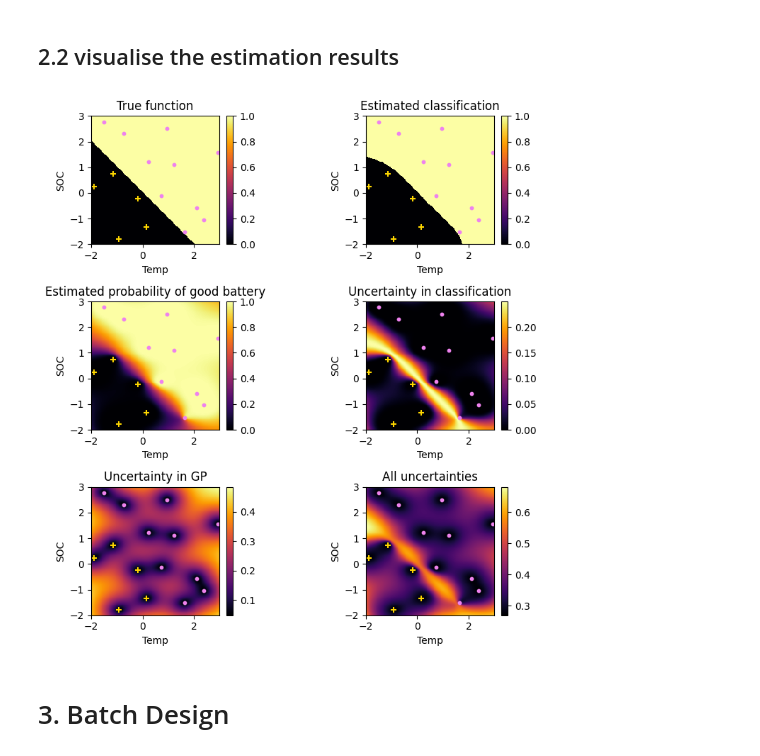
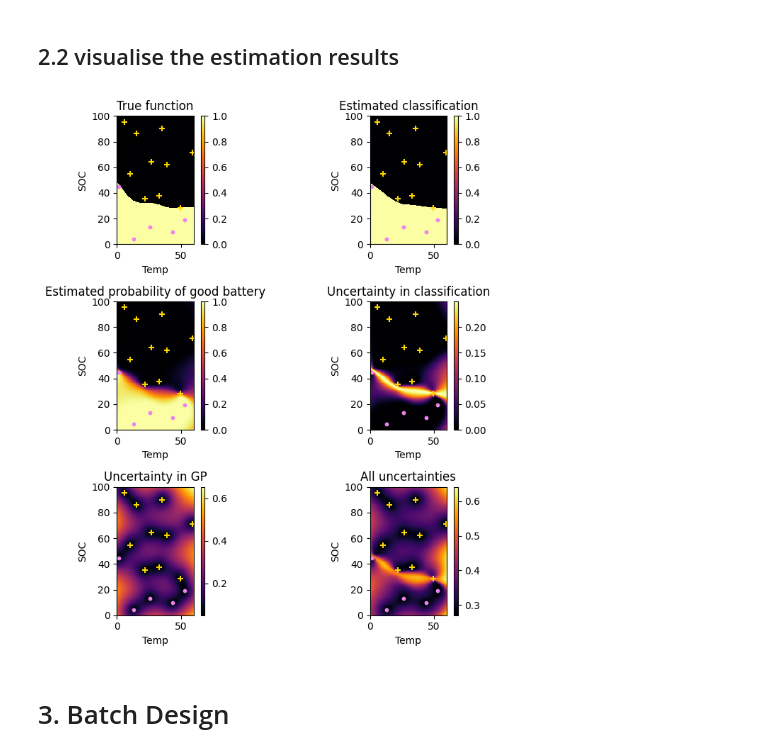
Before and after one commit to ma921/Battery-Experimental-Design, a Jupyter notebook: Tutorial 2. Batch Experimental Design.ipynb, the cells around one changed output. Drawn from its saved outputs; the diff is of its cells as text; code cells hidden in the pictures.

Commit message:
Tutorial 2 and 3 standarized and new model

```diff
--- a/Tutorial 2. Batch Experimental Design.ipynb
+++ b/Tutorial 2. Batch Experimental Design.ipynb
@@ -13,13 +13,12 @@ warnings.filterwarnings('ignore')
 ## 1.1 define the domain, bounds
 # %%
 import torch
+from sklearn.preprocessing import StandardScaler  # Import StandardScaler
 
 # set bounds
-# Assume our bounds are standardised for statistical model.
-# e.g. originally SOC [0, 100] but convert to [-2, 3], for better fitting.
 bounds = torch.tensor([
-    [-2, -2], # lower bound
-    [3, 3], # upper bound
+    [0, 0], # lower bound
+    [100, 60], # upper bound
 ]).double()
 
 # set label names
@@ -92,8 +109,17 @@ def setting_GP_model(X, Y):
     return model
 
 def prediction(model, X):
-    posterior = model.posterior(X)
-    prob = torch.distributions.Normal(0,1).cdf(posterior.mean.squeeze() / posterior.stddev)
+    X_standardized = torch.tensor(X_scaler.transform(X), dtype=torch.double)
+    posterior = model.posterior(X_standardized)
+    mean = posterior.mean.squeeze()
+    std = posterior.variance.sqrt().squeeze()
+
+    # Compute the standardized threshold
+    threshold = torch.tensor((0 - Y_scaler.mean_) / Y_scaler.scale_, dtype=torch.double)
+
+    #prob = torch.distributions.Normal(0,1).cdf(posterior.mean.squeeze() / posterior.stddev)
+    prob = 1 - torch.distributions.Normal(mean, std).cdf(threshold)
+
     var = prob * (1 - prob) # Bernoulli likelihood
     return prob, var, posterior.stddev
 # %% [markdown]
@@ -104,18 +130,27 @@ n_initial = 15
 torch.random.manual_seed(seed)
 
 X = prior.sample(n_initial)
-Y = synthetic_lifetime(X) - threshold_lifetime
-model = setting_GP_model(X, Y)
+Y = lifetime_function(X) - threshold_lifetime
+
+X_scaler = StandardScaler()
+Y_scaler = StandardScaler()
+
+X_standardized = torch.tensor(X_scaler.fit_transform(X), dtype=torch.double)
+Y_normalized = torch.tensor(Y_scaler.fit_transform(Y), dtype=torch.double)
+
+model = setting_GP_model(X_standardized, Y_normalized)
 # %% [markdown]
 ## 2.2 visualise the estimation results
 # %%
-def visualize_model(X, Y, model):
-    fig, axes = plt.subplots(3,2, tight_layout=True, figsize=(8,8))
+def visualize_model(X, Y, model, X_new=None):
+    n_rows = 3
+    n_cols = 2
+    fig, axes = plt.subplots(n_rows,n_cols, tight_layout=True, figsize=(8,8))
 
     Xgrid = get_plotting_domain()
-    Ygrid = synthetic_lifetime(Xgrid)
+    Ygrid = lifetime_function(Xgrid) - threshold_lifetime
 
-    plot_function(Ygrid > 2, axes[0,0])
+    plot_function(Ygrid > 0, axes[0,0])
     plot_white(X[Y.squeeze() > 0], axes[0,0])
     plot_gold(X[Y.squeeze() < 0], axes[0,0])
     axes[0,0].set_title("True function")
@@ -124,34 +159,38 @@ def visualize_model(X, Y, model):
 
     plot_function(prob > 0.5, axes[0,1])
     plot_white(X[Y.squeeze() > 0], axes[0,1])
     plot_gold(X[Y.squeeze() < 0], axes[0,1])
     axes[0,1].set_title("Estimated classification")
 
     plot_function(prob, axes[1,0])
     plot_white(X[Y.squeeze() > 0], axes[1,0])
     plot_gold(X[Y.squeeze() < 0], axes[1,0])
     axes[1,0].set_title("Estimated probability of good battery")
 
     plot_function(var, axes[1,1])
     plot_white(X[Y.squeeze() > 0], axes[1,1])
     plot_gold(X[Y.squeeze() < 0], axes[1,1])
     axes[1,1].set_title("Uncertainty in classification")
 
     plot_function(stddev, axes[2,0])
     plot_white(X[Y.squeeze() > 0], axes[2,0])
     plot_gold(X[Y.squeeze() < 0], axes[2,0])
     axes[2,0].set_title("Uncertainty in GP")
 
     plot_function(torch.distributions.Normal(0,1).cdf(stddev).pow(2) + var, axes[2,1])
     plot_white(X[Y.squeeze() > 0], axes[2,1])
     plot_gold(X[Y.squeeze() < 0], axes[2,1])
     axes[2,1].set_title("All uncertainties")
 
+    if X_new is not None:
+        for row in range(n_rows):
+            for col in range(n_cols):
+                plot_red(X_new, axes[row, col])
     plt.show()
 
 visualize_model(X, Y, model)
 # %% [output]
-[figure, old version]
+[figure, new version]
 # %% [markdown]
 # 3. Batch Design
 # %%
```
Also changed, not shown: parts of 5 cells of this notebook, 1 other file.
